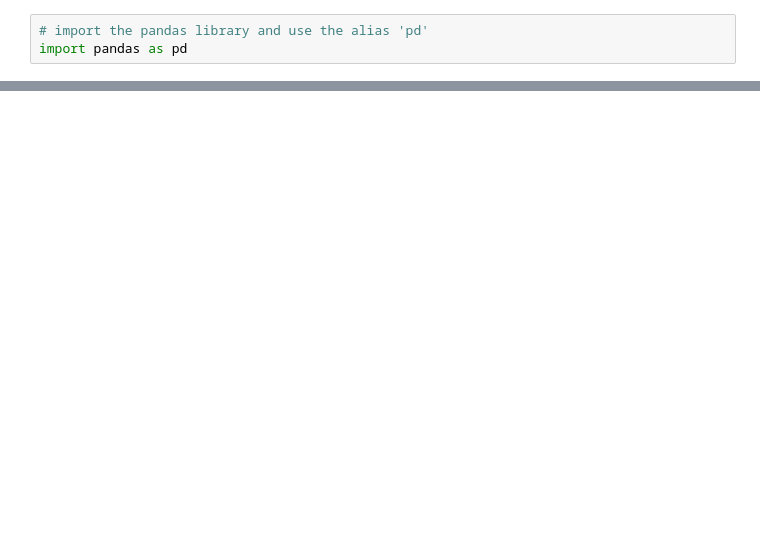
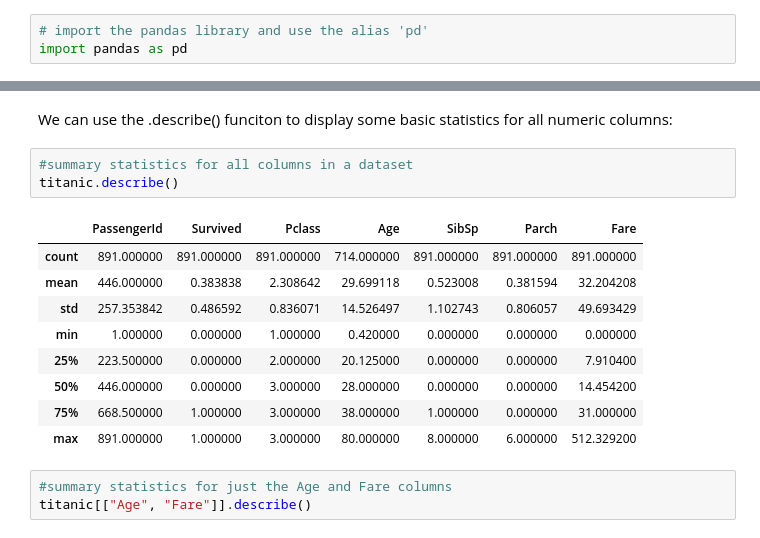
Before and after one commit to codinglikeagirl42/EDApt2Exercises, a Jupyter notebook: EDApt2Exercises.ipynb, the cells around one changed output, grey strips where cells are left out. Saved outputs shown, nothing was run; the diff lists cells and outputs as text; blank space fills up the shorter version.

```diff
--- a/EDApt2Exercises.ipynb
+++ b/EDApt2Exercises.ipynb
@@ -36,0 +135,18 @@ titanic.head()
+# %% [markdown]
+We can use the .describe() funciton to display some basic statistics for all numeric columns:
+# %%
+#summary statistics for all columns in a dataset
+titanic.describe()
+# %% [output]
+|  | PassengerId | Survived | Pclass | Age | SibSp | Parch | Fare |
+| count | 891.000000 | 891.000000 | 891.000000 | 714.000000 | 891.000000 | 891.000000 | 891.000000 |
+| mean | 446.000000 | 0.383838 | 2.308642 | 29.699118 | 0.523008 | 0.381594 | 32.204208 |
+| std | 257.353842 | 0.486592 | 0.836071 | 14.526497 | 1.102743 | 0.806057 | 49.693429 |
+| min | 1.000000 | 0.000000 | 1.000000 | 0.420000 | 0.000000 | 0.000000 | 0.000000 |
+| 25% | 223.500000 | 0.000000 | 2.000000 | 20.125000 | 0.000000 | 0.000000 | 7.910400 |
+| 50% | 446.000000 | 0.000000 | 3.000000 | 28.000000 | 0.000000 | 0.000000 | 14.454200 |
+| 75% | 668.500000 | 1.000000 | 3.000000 | 38.000000 | 1.000000 | 0.000000 | 31.000000 |
+| max | 891.000000 | 1.000000 | 3.000000 | 80.000000 | 8.000000 | 6.000000 | 512.329200 |
+# %%
+#summary statistics for just the Age and Fare columns
+titanic[["Age", "Fare"]].describe()
```
Also changed, not shown: parts of 39 cells of this notebook.
